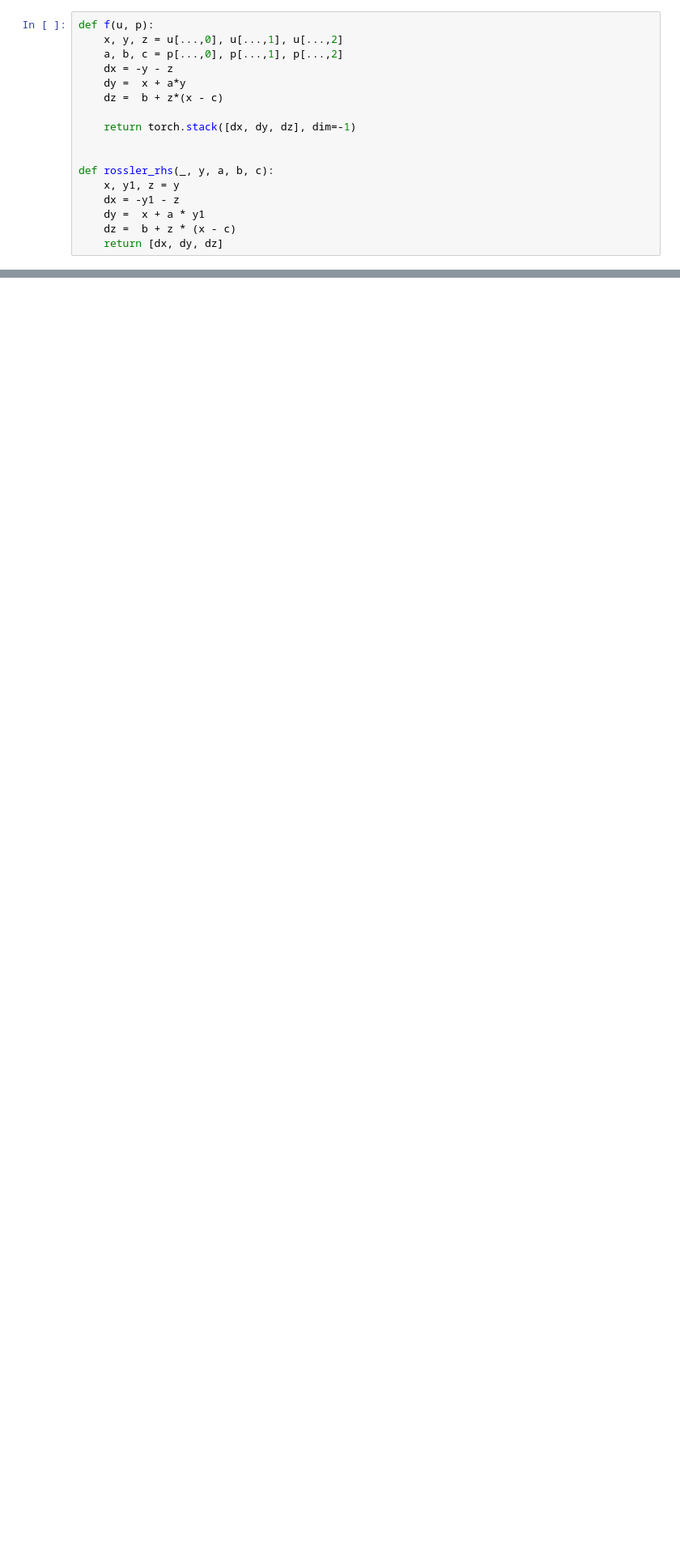
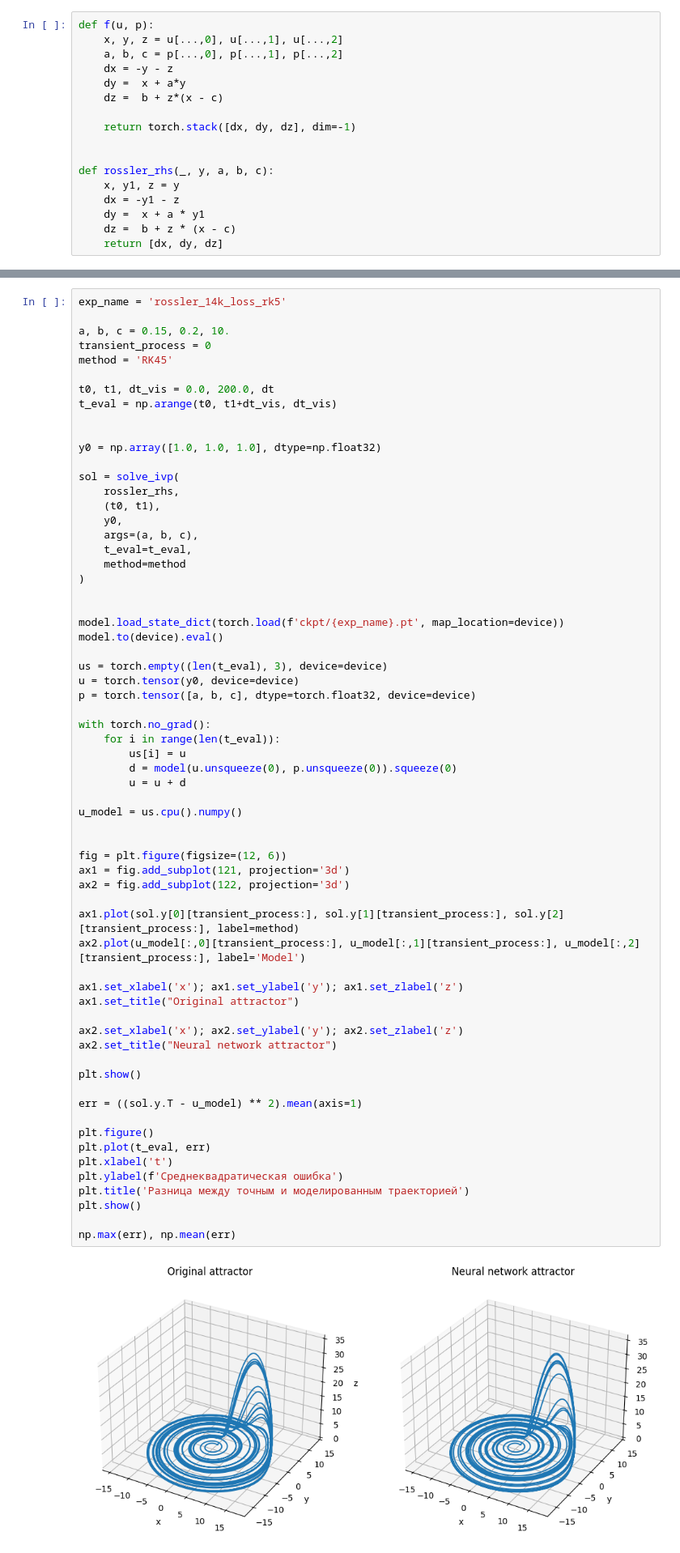
Before and after one commit to akon1te/ideal-guacamole, a Jupyter notebook: gpt_based_exps.ipynb, the cells around one changed output, grey strips where cells are left out. Shown at 81% size. Saved outputs shown, nothing was run; the diff lists cells and outputs as text; blank space fills up the shorter version.

```diff
--- a/gpt_based_exps.ipynb
+++ b/gpt_based_exps.ipynb
@@ -340,3 +487,69 @@ print(np.max(mrne2), np.mean(mrne2))
 0.00014117789396550506 1.689407828645169e-05
 0.00017317989841103554 2.1131996154270395e-05
 [figure]
+# %%
+exp_name = 'rossler_14k_loss_rk5'
+
+a, b, c = 0.15, 0.2, 10.
+transient_process = 0
+method = 'RK45'
+
+t0, t1, dt_vis = 0.0, 200.0, dt
+t_eval = np.arange(t0, t1+dt_vis, dt_vis)
+
+
+y0 = np.array([1.0, 1.0, 1.0], dtype=np.float32)
+
+sol = solve_ivp(
+    rossler_rhs,
+    (t0, t1),
+    y0,
+    args=(a, b, c),
+    t_eval=t_eval,
+    method=method
+)
+
+
+model.load_state_dict(torch.load(f'ckpt/{exp_name}.pt', map_location=device))
+model.to(device).eval()
+
+us = torch.empty((len(t_eval), 3), device=device)
+u = torch.tensor(y0, device=device)
+p = torch.tensor([a, b, c], dtype=torch.float32, device=device)
+
+with torch.no_grad():
+    for i in range(len(t_eval)):
+        us[i] = u
+        d = model(u.unsqueeze(0), p.unsqueeze(0)).squeeze(0)
+        u = u + d
+
+u_model = us.cpu().numpy()
+
+
+fig = plt.figure(figsize=(12, 6))
+ax1 = fig.add_subplot(121, projection='3d')
+ax2 = fig.add_subplot(122, projection='3d')
+
+ax1.plot(sol.y[0][transient_process:], sol.y[1][transient_process:], sol.y[2][transient_process:], label=method)
+ax2.plot(u_model[:,0][transient_process:], u_model[:,1][transient_process:], u_model[:,2][transient_process:], label='Model')
+
+ax1.set_xlabel('x'); ax1.set_ylabel('y'); ax1.set_zlabel('z')
+ax1.set_title("Original attractor")
+
+ax2.set_xlabel('x'); ax2.set_ylabel('y'); ax2.set_zlabel('z')
+ax2.set_title("Neural network attractor")
+
+plt.show()
+
+err = ((sol.y.T - u_model) ** 2).mean(axis=1)
+
+plt.figure()
+plt.plot(t_eval, err)
+plt.xlabel('t')
+plt.ylabel(f'Cреднеквадратическая ошибка')
+plt.title('Разница между точным и моделированным траекторией')
+plt.show()
+
+np.max(err), np.mean(err)
+# %% [output]
+[figure, added]
```
Also changed, not shown: parts of 8 cells of this notebook, 22 other files.
